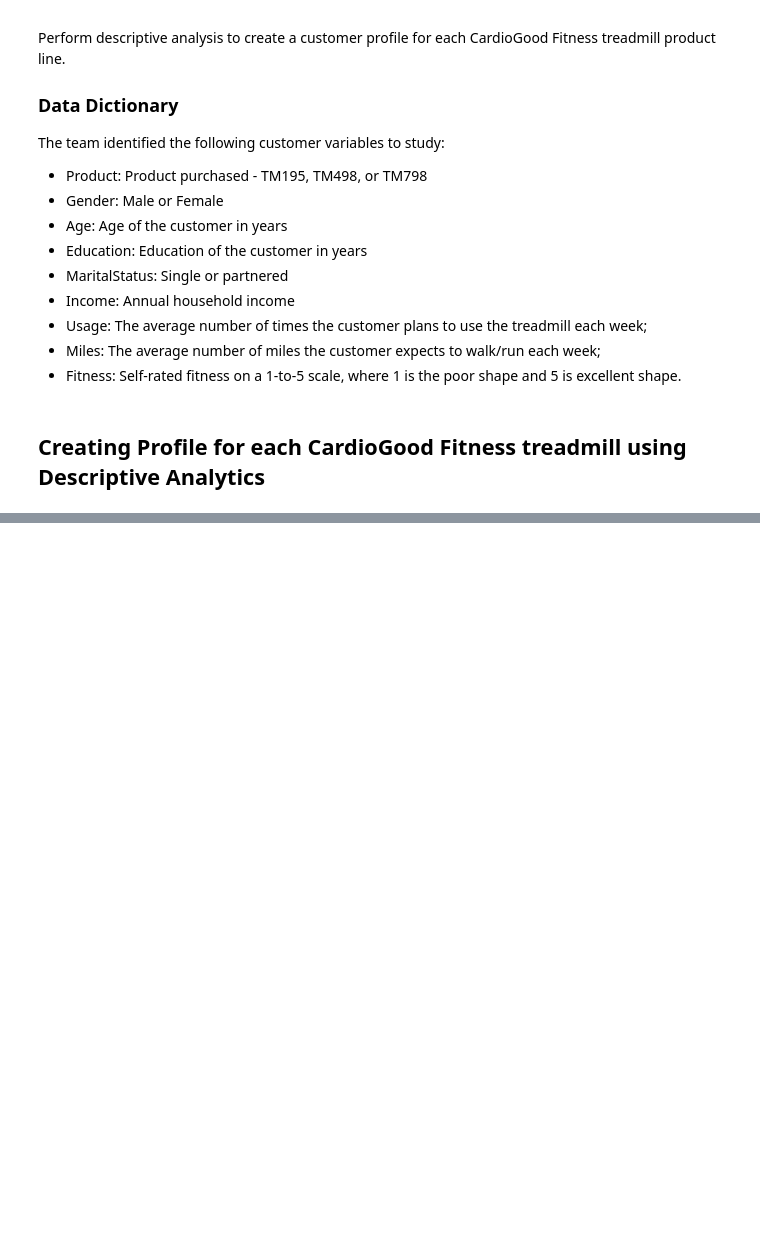
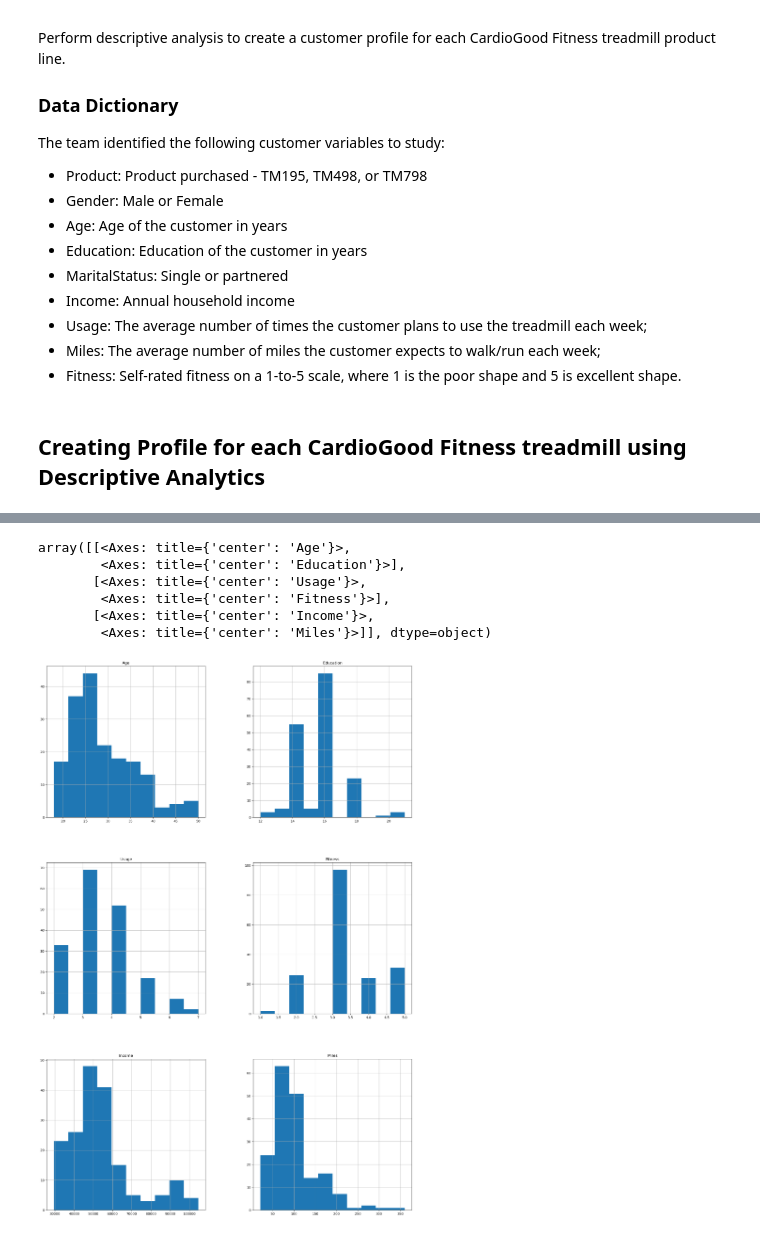
Before and after one commit to edwartiu/MIT_DSML, a Jupyter notebook: CardioGood Fitness Data Analysis.ipynb, the cells around one changed output, grey strips where cells are left out. Saved outputs shown, nothing was run; the diff lists cells and outputs as text; code cells hidden in the pictures; blank space fills up the shorter version.

Commit message:
Continued different visualizations for dataset

```diff
--- a/CardioGood Fitness Data Analysis.ipynb
+++ b/CardioGood Fitness Data Analysis.ipynb
@@ -62,0 +79,15 @@ data.describe(include='all')
+# %%
+# Importing matplotlib for visualization tools
+import matplotlib.pyplot as plt
+%matplotlib inline
+
+# Visualizing integer types using a histrogram
+data.hist(figsize=(20,30))
+# %% [output]
+array([[<Axes: title={'center': 'Age'}>,
+        <Axes: title={'center': 'Education'}>],
+       [<Axes: title={'center': 'Usage'}>,
+        <Axes: title={'center': 'Fitness'}>],
+       [<Axes: title={'center': 'Income'}>,
+        <Axes: title={'center': 'Miles'}>]], dtype=object)
+[figure, added]
```
Also changed, not shown: parts of 12 cells of this notebook.
